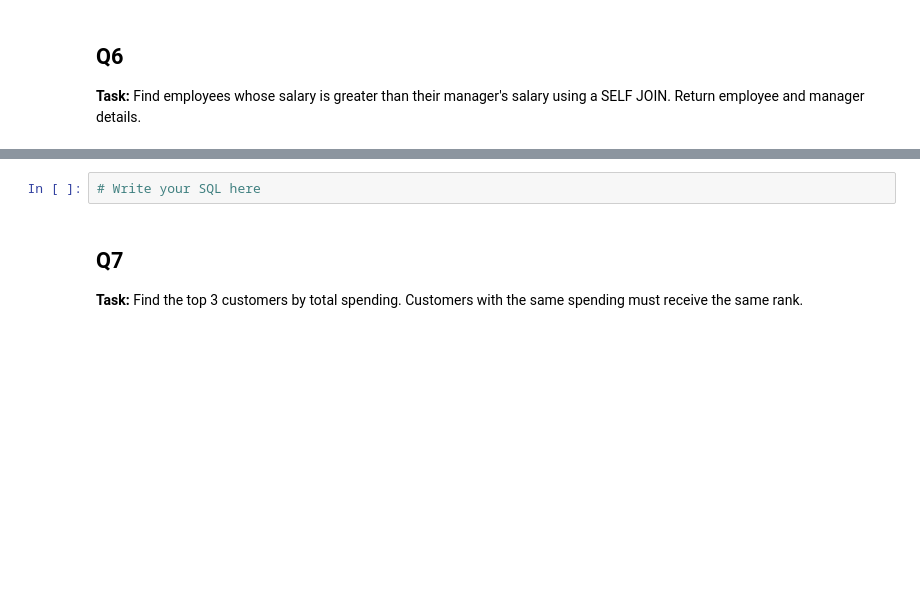
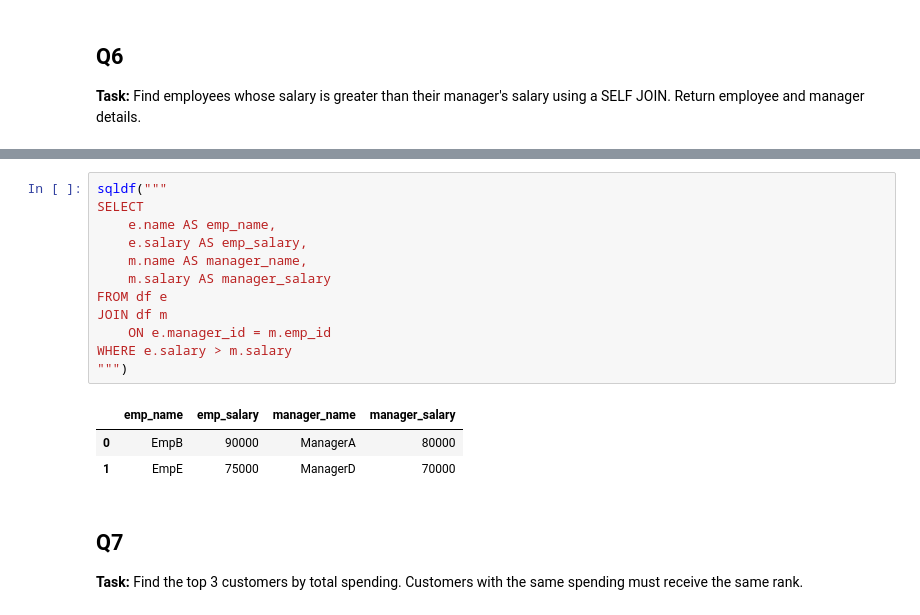
Before and after one commit to Daheemfarooqui/100daysof-sql, a Jupyter notebook: SQL_Practice_Day11_Real_Interview_Mix.ipynb, the cells around one changed output, grey strips where cells are left out. Cells and saved outputs as stored; diff of their text form; blank space fills up the shorter version.

```diff
--- a/SQL_Practice_Day11_Real_Interview_Mix.ipynb
+++ b/SQL_Practice_Day11_Real_Interview_Mix.ipynb
@@ -169,5 +215,19 @@ df
 # %%
-# Write your SQL here
+sqldf("""
+SELECT
+    e.name AS emp_name,
+    e.salary AS emp_salary,
+    m.name AS manager_name,
+    m.salary AS manager_salary
+FROM df e
+JOIN df m
+    ON e.manager_id = m.emp_id
+WHERE e.salary > m.salary
+""")
+# %% [output]
+|  | emp_name | emp_salary | manager_name | manager_salary |
+| 0 | EmpB | 90000 | ManagerA | 80000 |
+| 1 | EmpE | 75000 | ManagerD | 70000 |
 # %% [markdown]
 ## Q7
 
```
Also changed, not shown: parts of 12 cells of this notebook.
